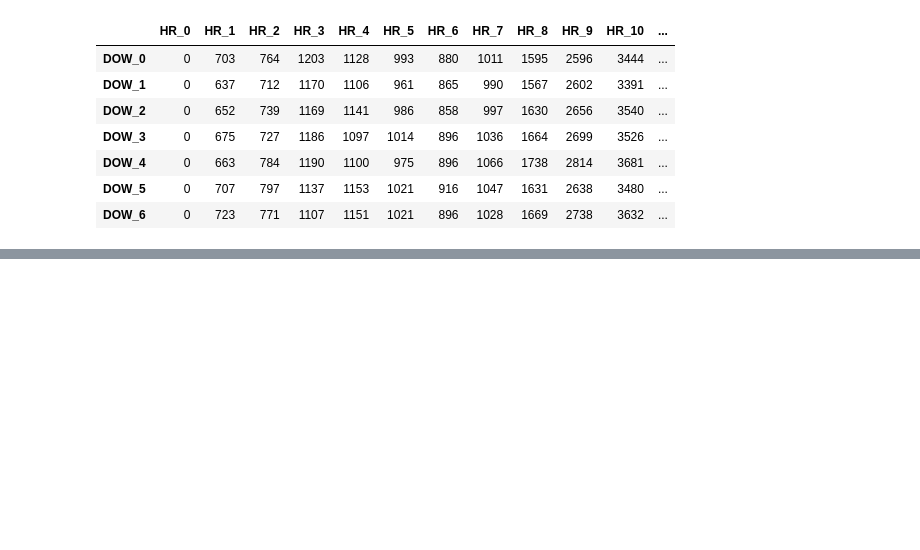
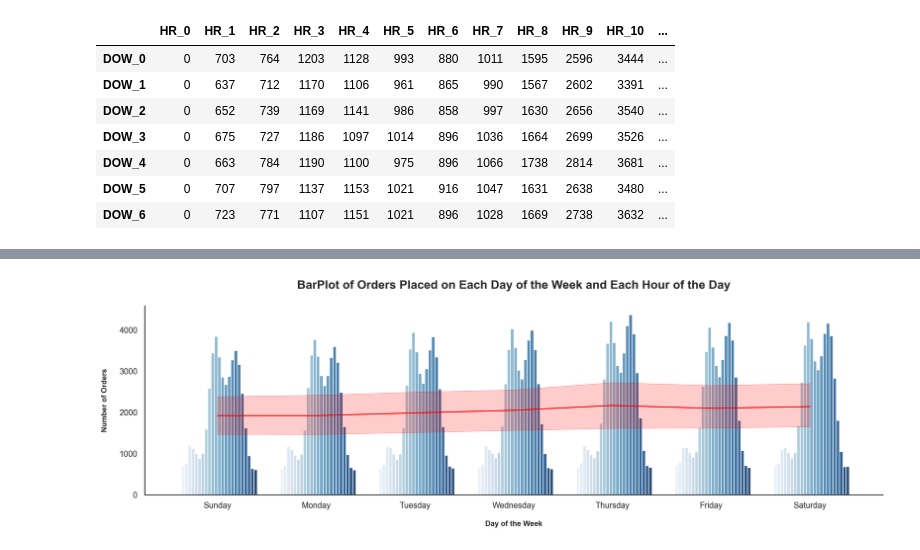
Before and after one commit to Silvestre17/DM_FoodDeliveryClustering_MasterProject, a Jupyter notebook: DM2425_Part1_99.ipynb, the cells around one changed output, grey strips where cells are left out. Drawn from its saved outputs; the diff is of its cells as text; code cells hidden in the pictures; blank space fills up the shorter version.

```diff
--- a/DM2425_Part1_99.ipynb
+++ b/DM2425_Part1_99.ipynb
@@ -533,0 +557,25 @@ plt.show()
+# %%
+# Convert the DataFrame DOW_HR to a long format (melt) for ease of use in seaborn
+DOW_HR_melt = DOW_HR.reset_index().melt(id_vars='index', var_name='Hour', value_name='Number of Orders')
+
+# Rename the 'index' column to 'Day' for easier interpretation
+DOW_HR_melt.rename(columns={'index': 'Day'}, inplace=True)
+
+# Plot the number of orders placed on each day of the week (DOW_0 to DOW_6) and each hour of the day (HR_0 to HR_23)
+plt.figure(figsize=(15, 5))
+sns.barplot(x='Day', y='Number of Orders', hue='Hour', data=DOW_HR_melt, palette='Blues', alpha=0.9)
+
+# plt.legend(title='Hour of the Day', bbox_to_anchor=(1.05, 1), loc='upper left')
+plt.title('BarPlot of Orders Placed on Each Day of the Week and Each Hour of the Day\n', fontweight='bold', fontsize=16)
+plt.xlabel('\nDay of the Week', fontweight='bold', fontsize=10)
+plt.ylabel('Number of Orders\n', fontweight='bold', fontsize=10)
+
+# Plot the line of tendency
+sns.lineplot(x='Day', y='Number of Orders', data=DOW_HR_melt, color='red', alpha=0.9)
+plt.legend().remove()
+plt.xticks(rotation=0, ha='center')
+sns.despine(top=True, right=True)
+plt.tight_layout()
+plt.show()
+# %% [output]
+[figure, added]
```
Also changed, not shown: parts of 20 cells of this notebook.
